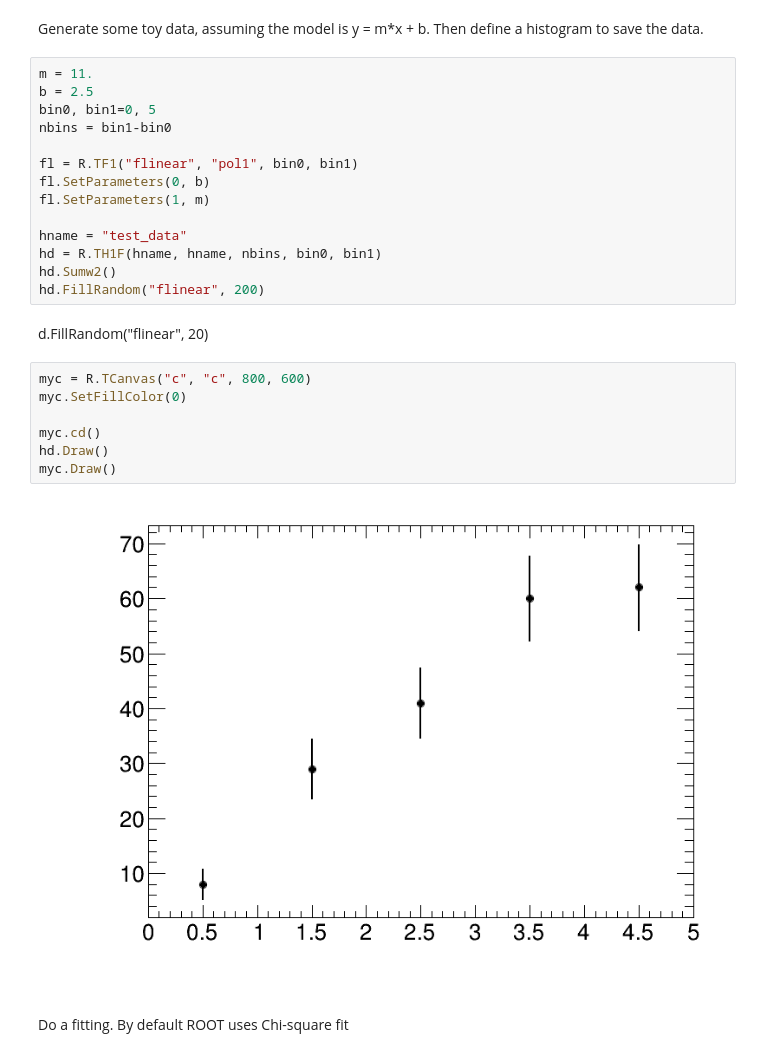
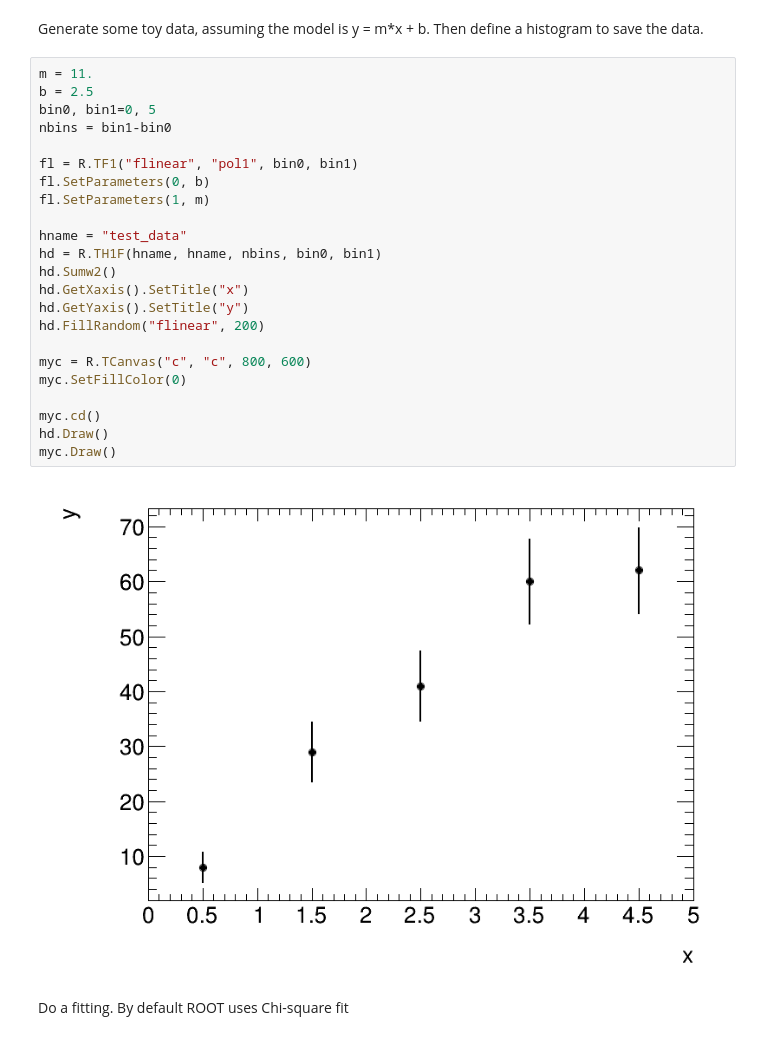
Before and after one commit to LailinXu/hepstat-tutorial, a Jupyter notebook: Fitting/hepstat_tutorial_fit.py.nbconvert.ipynb, the cells around one changed output. Saved outputs shown, nothing was run; the diff lists cells and outputs as text.

```diff
--- a/Fitting/hepstat_tutorial_fit.py.nbconvert.ipynb
+++ b/Fitting/hepstat_tutorial_fit.py.nbconvert.ipynb
@@ -19,28 +63,28 @@ Generate some toy data, assuming the model is y = m*x + b. Then define a histogr
 # %%
 m = 11.
 b = 2.5
 bin0, bin1=0, 5
 nbins = bin1-bin0
 
 fl = R.TF1("flinear", "pol1", bin0, bin1)
 fl.SetParameters(0, b)
 fl.SetParameters(1, m)
 
 hname = "test_data"
 hd = R.TH1F(hname, hname, nbins, bin0, bin1)
 hd.Sumw2()
+hd.GetXaxis().SetTitle("x")
+hd.GetYaxis().SetTitle("y")
 hd.FillRandom("flinear", 200)
+
+myc = R.TCanvas("c", "c", 800, 600)
+myc.SetFillColor(0)
+
+myc.cd()
+hd.Draw()
+myc.Draw()
+# %% [output]
+[figure, added]
-# %% [markdown]
-d.FillRandom("flinear", 20)
-# %%
-myc = R.TCanvas("c", "c", 800, 600)
-myc.SetFillColor(0)
-
-myc.cd()
-hd.Draw()
-myc.Draw()
-# %% [output]
-[figure, removed]
 # %% [markdown]
 Do a fitting. By default ROOT uses Chi-square fit
 # %%
```
Also changed, not shown: parts of 11 cells of this notebook, 1 other file.
